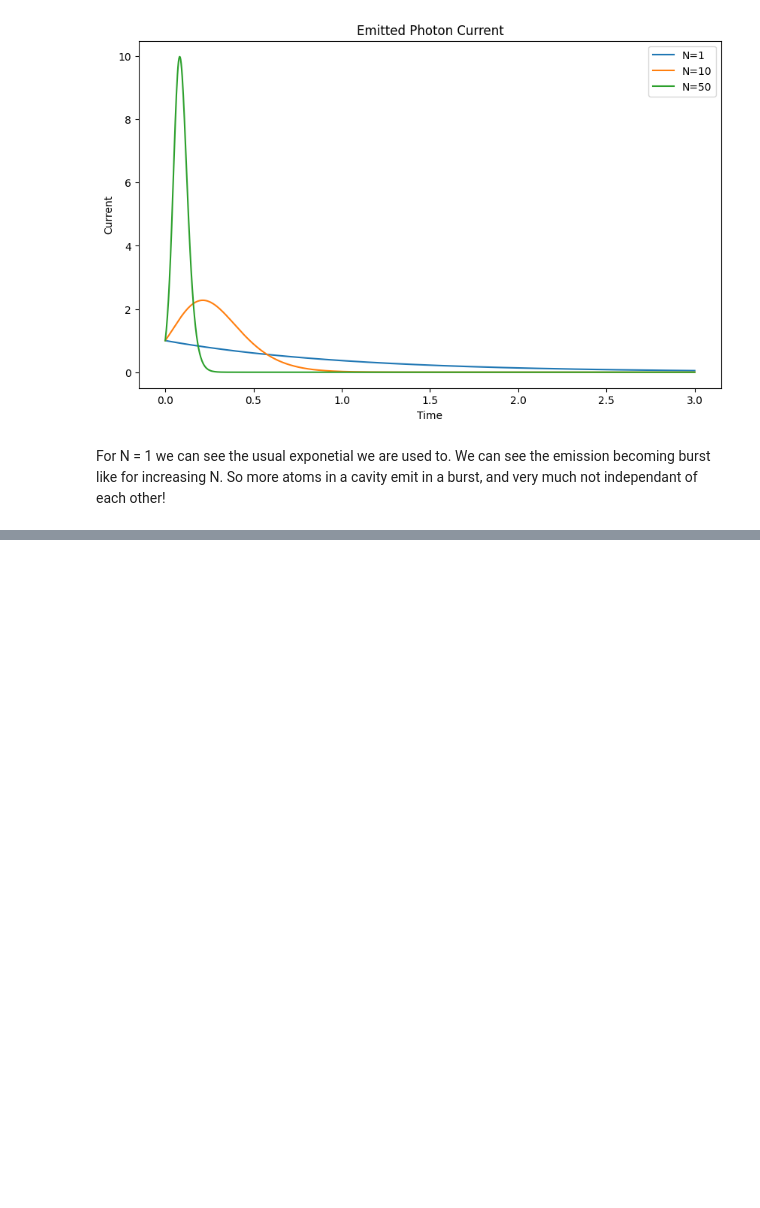
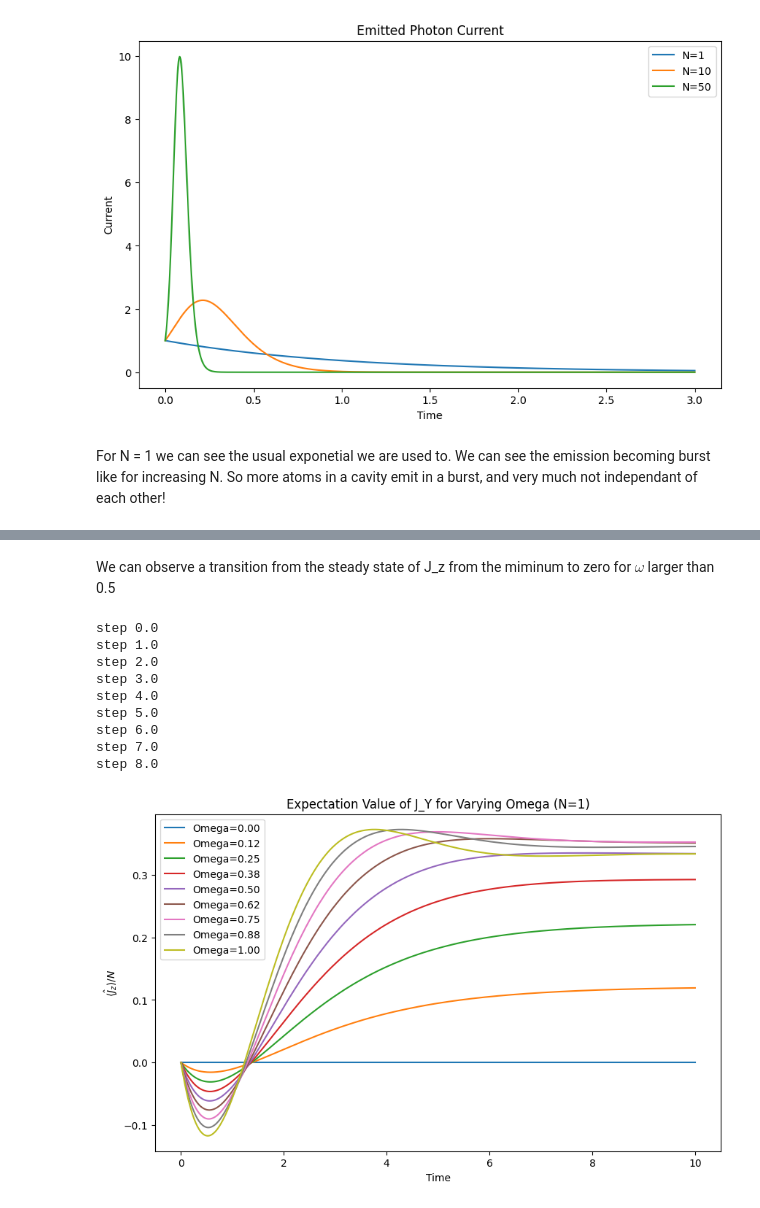
Before and after one commit to tillnem/TQO-Homework, a Jupyter notebook: Till/HA 7 TQO Till Nemolcev.ipynb, the cells around one changed output, grey strips where cells are left out. Cells and saved outputs as stored; diff of their text form; code cells hidden in the pictures; blank space fills up the shorter version.

```diff
--- a/Till/HA 7 TQO Till Nemolcev.ipynb
+++ b/Till/HA 7 TQO Till Nemolcev.ipynb
@@ -166,0 +305,17 @@ Old attempt:
+# %% [markdown]
+We can observe a transition from the steady state of J_z from the miminum to zero for $\omega$ larger than 0.5
+# %%
+plt.figure(figsize=(10, 6))
+J_Y_plot(1)
+plt.show()
+# %% [output]
+step 0.0
+step 1.0
+step 2.0
+step 3.0
+step 4.0
+step 5.0
+step 6.0
+step 7.0
+step 8.0
+[figure, added]
```
Also changed, not shown: parts of 16 cells of this notebook.
